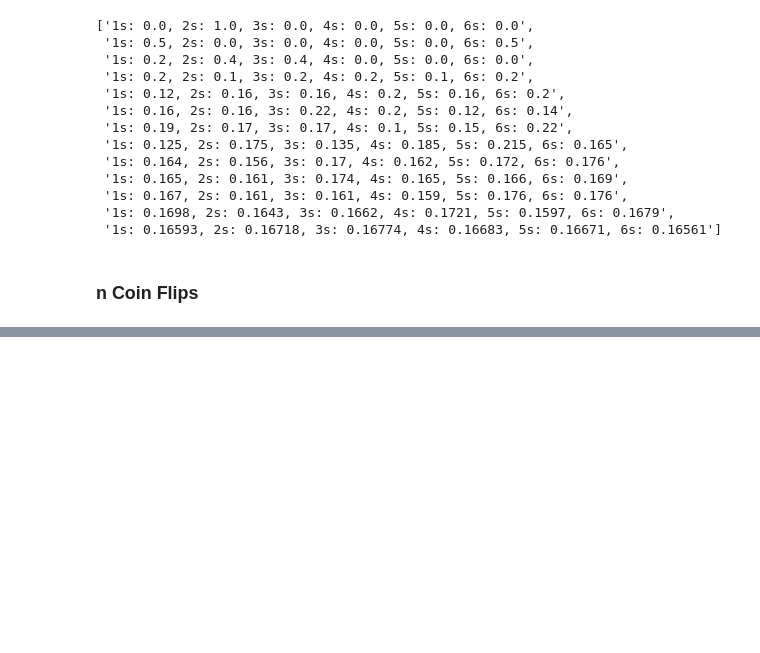
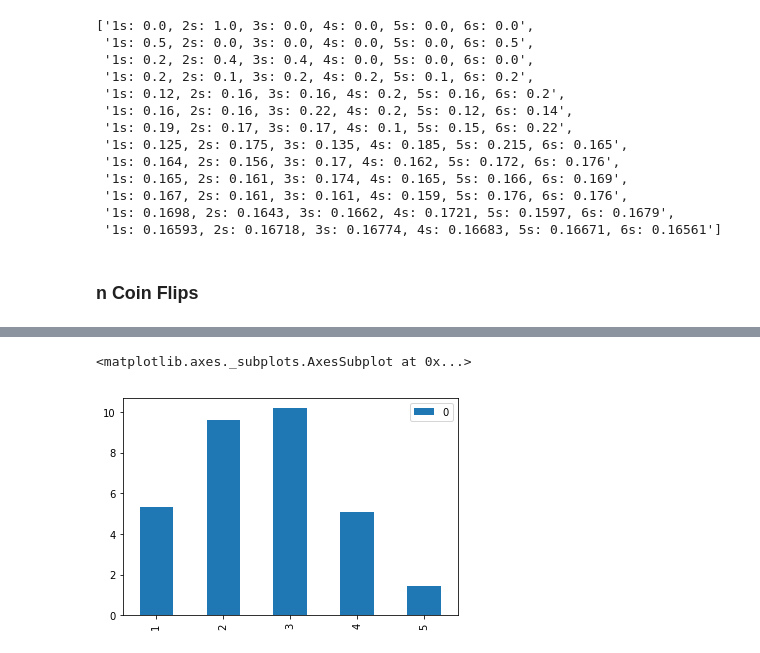
Before and after one commit to gowrishankarin/data_science, a Jupyter notebook: probability/bayes/lazyp/002_02_NormalDistribution.ipynb, the cells around one changed output, grey strips where cells are left out. Cells and saved outputs as stored; diff of their text form; code cells hidden in the pictures; blank space fills up the shorter version.

Commit message:
Normal distribution of a series

```diff
--- a/probability/bayes/lazyp/002_02_NormalDistribution.ipynb
+++ b/probability/bayes/lazyp/002_02_NormalDistribution.ipynb
@@ -198,0 +175,12 @@ Name: Head Count, dtype: int64
+# %%
+NUM_FLIPS = 100
+# %%
+def flip_series():
+    flip_series = n_coin_flip(NUM_COINS)
+    df_flips = pd.DataFrame(flip_series, columns=['C'+str(i+1) for i in range(NUM_COINS)])
+    return pd.DataFrame(df_flips.sum(axis=1).value_counts().sort_index())
+# %%
+series = pd.DataFrame()
+for i in range(NUM_FLIPS):
+    this_series = flip_series()
+    series["I"+str(i+1)] = this_series[0]
@@ -198,0 +197,4 @@ Name: Head Count, dtype: int64
+# %%
+series.columns
+mean_of_series = pd.DataFrame(series.mean(axis=1))
+mean_of_series
@@ -198,0 +208,5 @@ Name: Head Count, dtype: int64
+# %%
+mean_of_series.plot(kind="bar")
+# %% [output]
+<matplotlib.axes._subplots.AxesSubplot at 0x...>
+[figure, added]
```
Also changed, not shown: parts of 10 cells of this notebook.
